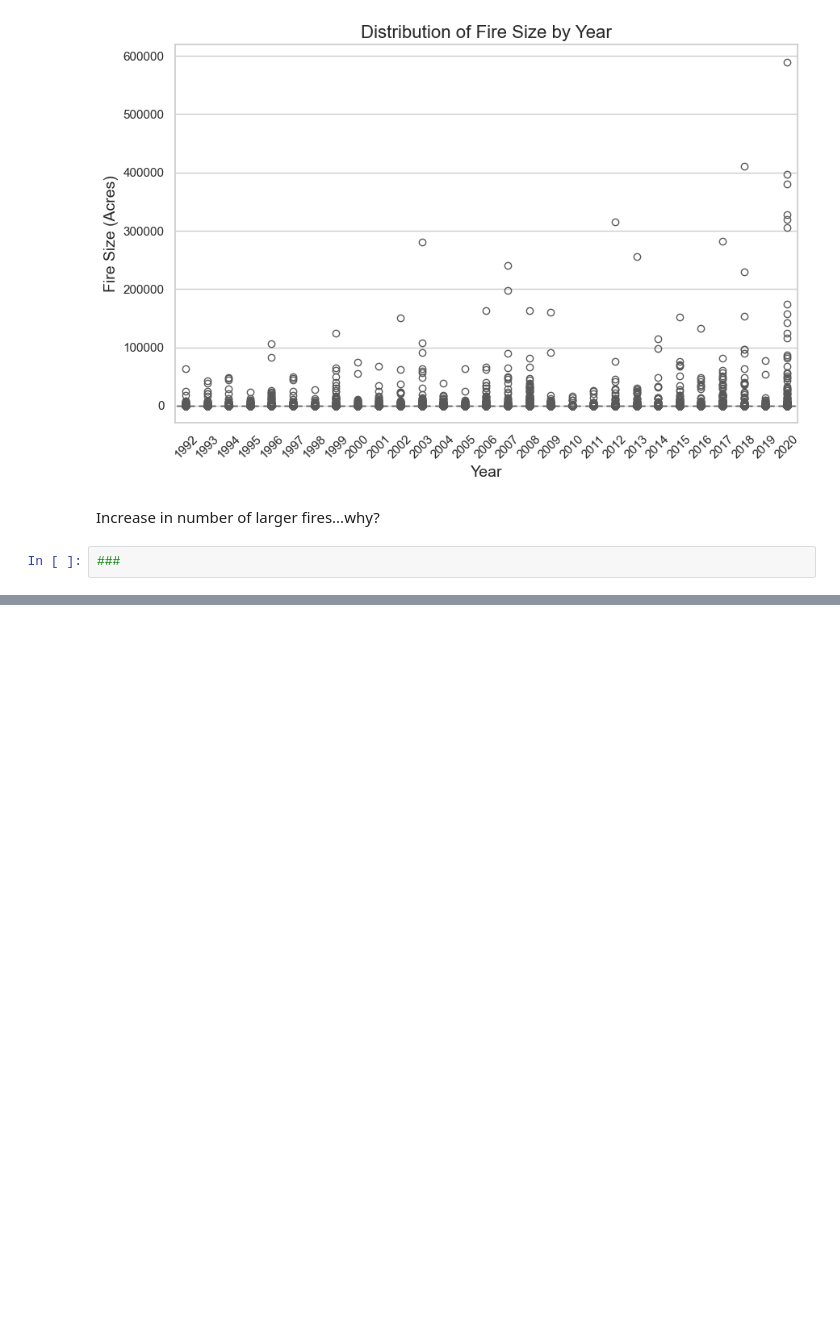
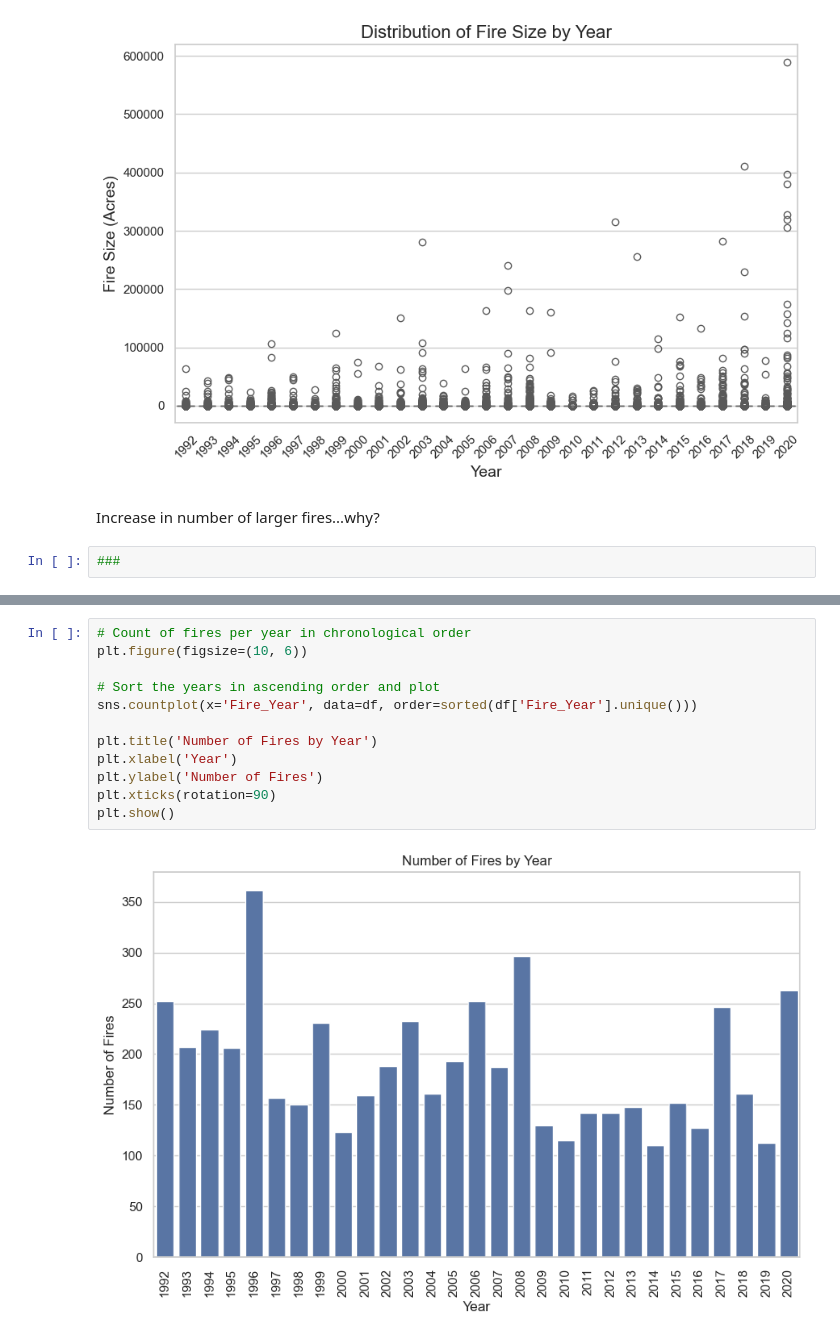
Before and after one commit to briangullen/California_Wildfire_Analysis, a Jupyter notebook: ca-wildfire-prep-eda.ipynb, the cells around one changed output, grey strips where cells are left out. Saved outputs shown, nothing was run; the diff lists cells and outputs as text; blank space fills up the shorter version.

```diff
--- a/ca-wildfire-prep-eda.ipynb
+++ b/ca-wildfire-prep-eda.ipynb
@@ -332,0 +401,14 @@ interactive_map_ca.show()
+# %%
+# Count of fires per year in chronological order
+plt.figure(figsize=(10, 6))
+
+# Sort the years in ascending order and plot
+sns.countplot(x='Fire_Year', data=df, order=sorted(df['Fire_Year'].unique()))
+
+plt.title('Number of Fires by Year')
+plt.xlabel('Year')
+plt.ylabel('Number of Fires')
+plt.xticks(rotation=90)
+plt.show()
+# %% [output]
+[figure, added]
```
Also changed, not shown: parts of 21 cells of this notebook.
